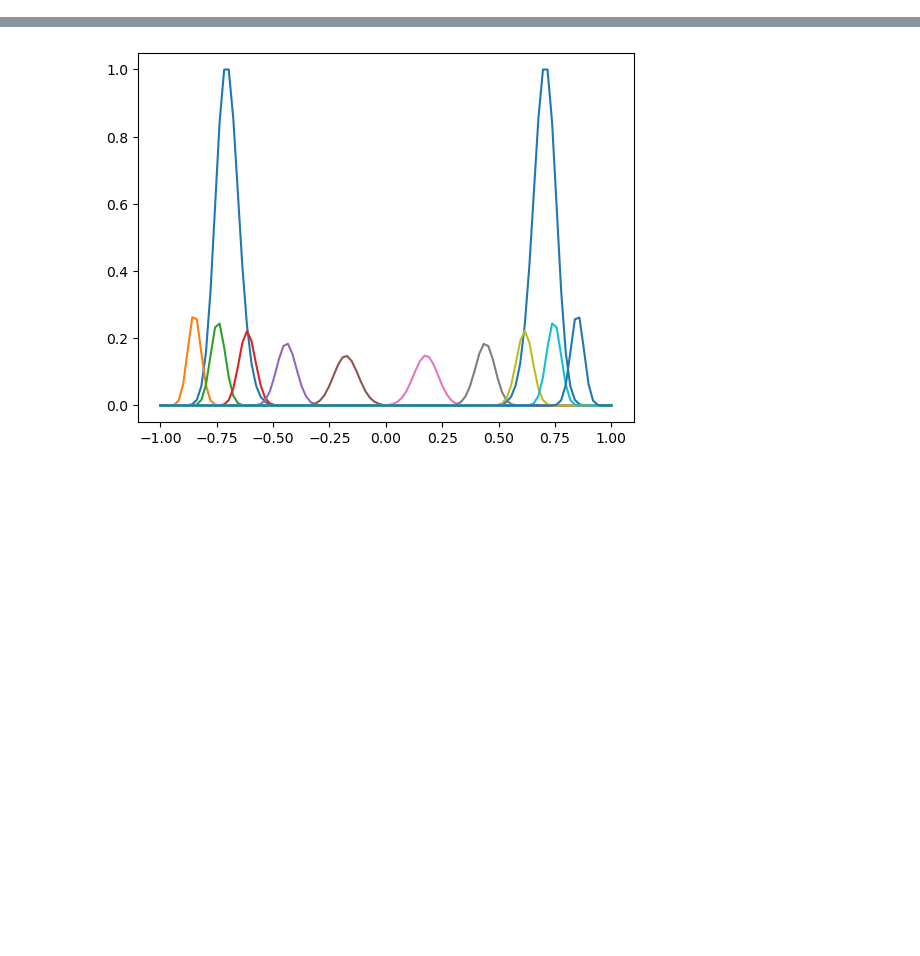
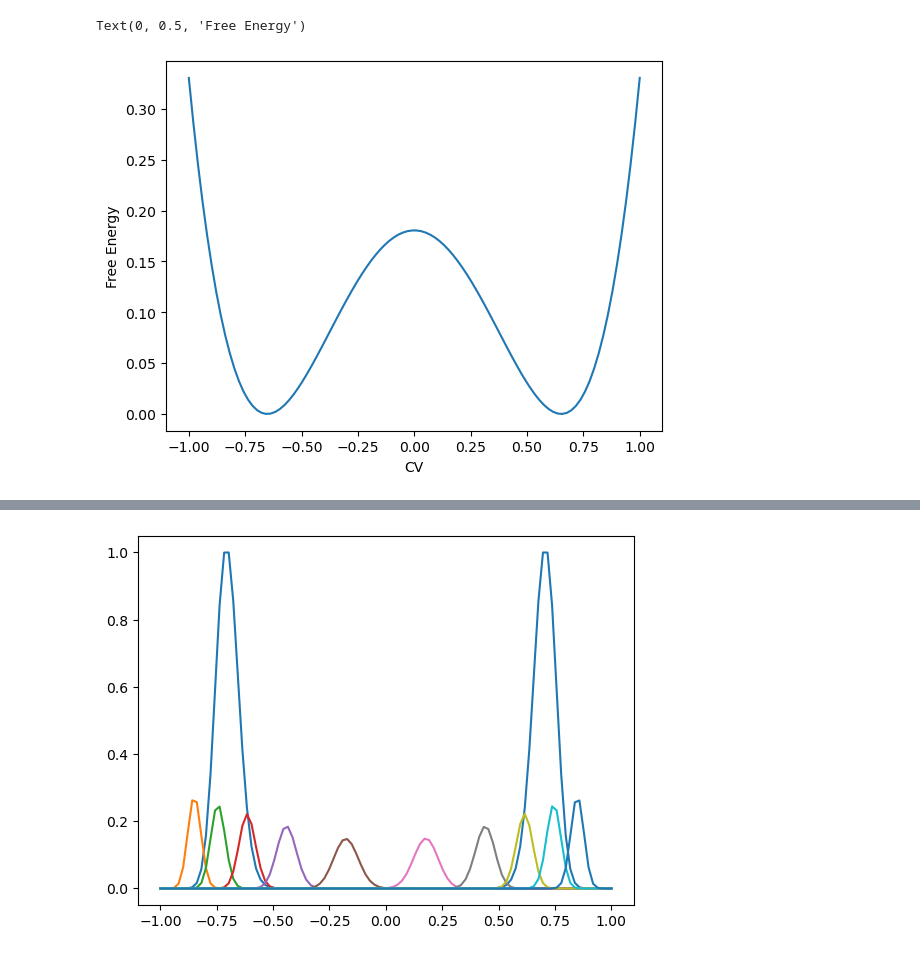
Before and after one commit to djbell01/phys_chem_fundamentals, a Jupyter notebook: WHAM.ipynb, the cells around one changed output, grey strips where cells are left out. Saved outputs shown, nothing was run; the diff lists cells and outputs as text; code cells hidden in the pictures; blank space fills up the shorter version.

```diff
--- a/WHAM.ipynb
+++ b/WHAM.ipynb
@@ -132,0 +165,9 @@ class WHAM():
+# %%
+x_vals = np.linspace(-1,1,100)
+underlying_fes = shallow_fes(x_vals)
+plt.plot(x_vals,underlying_fes)
+plt.xlabel('CV')
+plt.ylabel('Free Energy')
+# %% [output]
+Text(0, 0.5, 'Free Energy')
+[figure, added]
```
Also changed, not shown: parts of 13 cells of this notebook.
